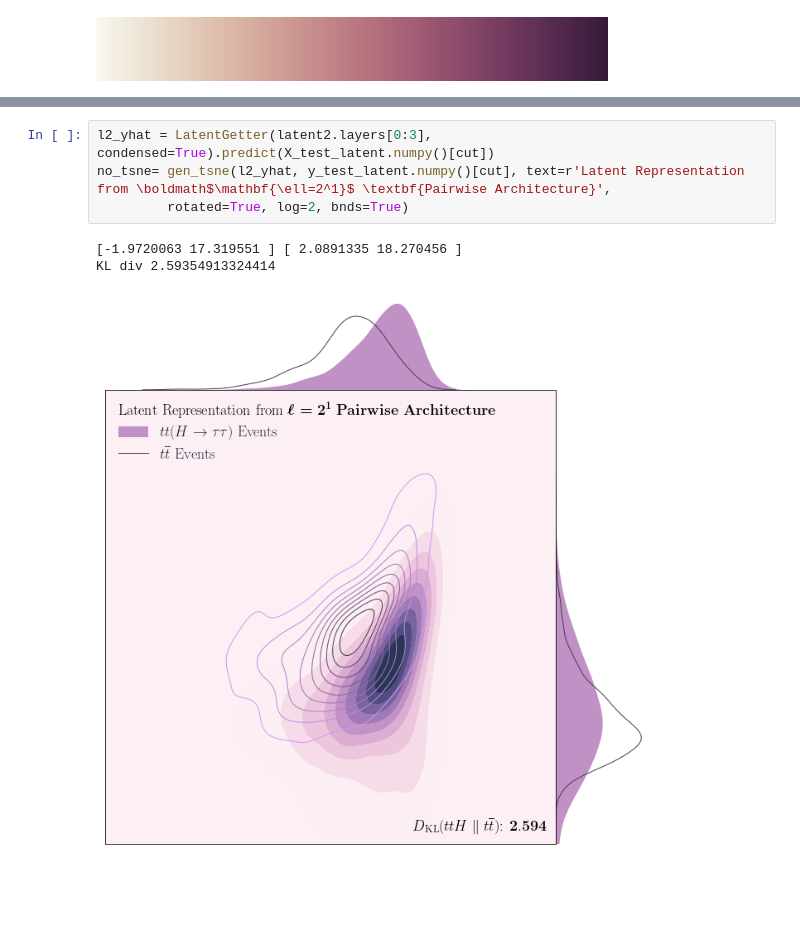
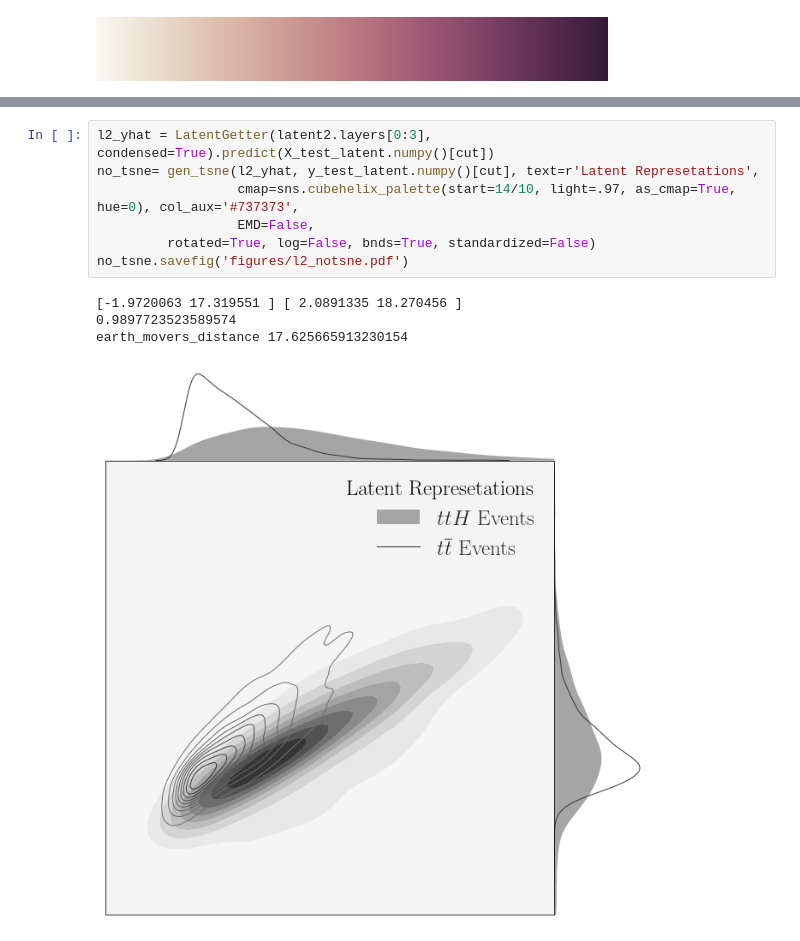
Before and after one commit to DelonShen/classifying-collider-events-with-point-clouds, a Jupyter notebook: paper_code/l2l8.ipynb, the cells around one changed output, grey strips where cells are left out. Saved outputs shown, nothing was run; the diff lists cells and outputs as text; blank space fills up the shorter version.

```diff
--- a/paper_code/l2l8.ipynb
+++ b/paper_code/l2l8.ipynb
@@ -164,8 +177,12 @@ KL div 2.830537595862983
 # %%
 l2_yhat = LatentGetter(latent2.layers[0:3], condensed=True).predict(X_test_latent.numpy()[cut])
-no_tsne= gen_tsne(l2_yhat, y_test_latent.numpy()[cut], text=r'Latent Representation from \boldmath$\mathbf{\ell=2^1}$ \textbf{Pairwise Architecture}',
-         rotated=True, log=2, bnds=True)
+no_tsne= gen_tsne(l2_yhat, y_test_latent.numpy()[cut], text=r'Latent Represetations',
+                  cmap=sns.cubehelix_palette(start=14/10, light=.97, as_cmap=True, hue=0), col_aux='#737373',
+                  EMD=False,
+         rotated=True, log=False, bnds=True, standardized=False)
+no_tsne.savefig('figures/l2_notsne.pdf')
 # %% [output]
 [-1.9720063 17.319551 ] [ 2.0891335 18.270456 ]
-KL div 2.59354913324414
+0.9897723523589574
+earth_movers_distance 17.625665913230154
-[figure, old version]
+[figure, new version]
```
Also changed, not shown: parts of 16 cells of this notebook, 7 other files.
